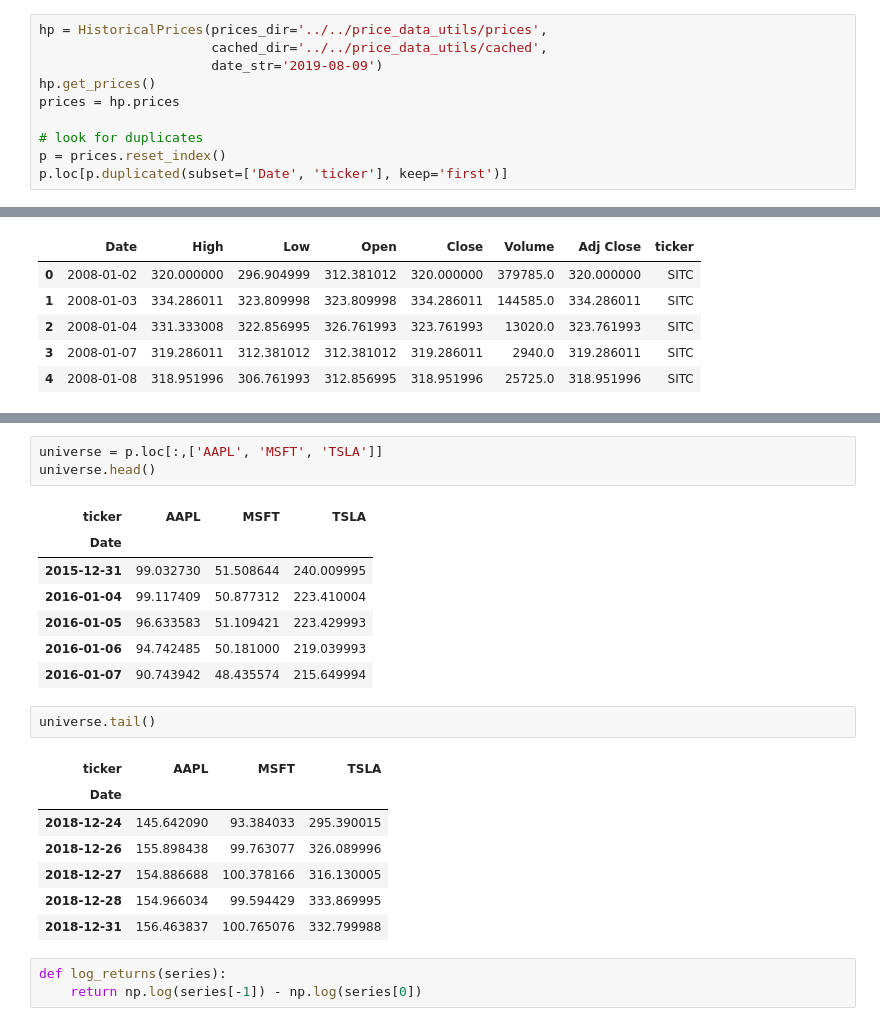
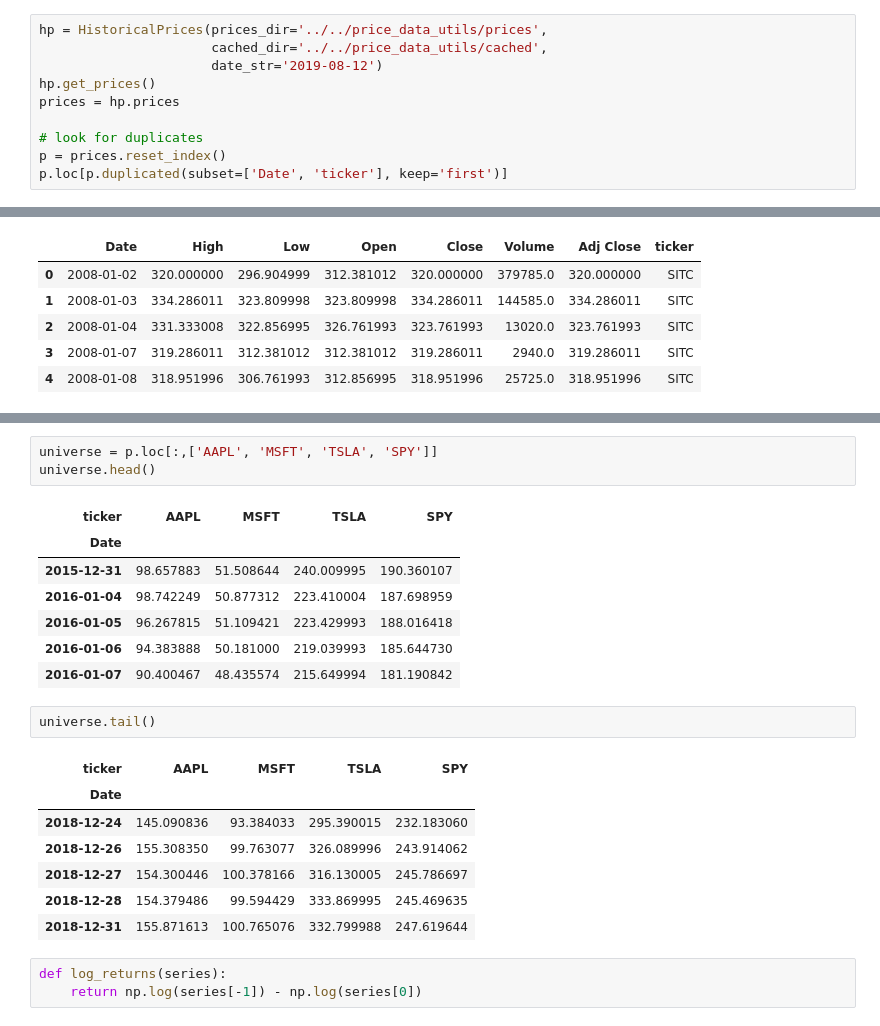
Before and after one commit to rwuebker/quant_modeling, a Jupyter notebook: optimization/advanced_optimization.ipynb, the cells around one changed output, grey strips where cells are left out. Drawn from its saved outputs; the diff is of its cells as text.

```diff
--- a/optimization/advanced_optimization.ipynb
+++ b/optimization/advanced_optimization.ipynb
@@ -41,7 +41,7 @@ data.head()
 # %%
 hp = HistoricalPrices(prices_dir='../../price_data_utils/prices',
                       cached_dir='../../price_data_utils/cached',
-                      date_str='2019-08-09')
+                      date_str='2019-08-12')
 hp.get_prices()
 prices = hp.prices
 
@@ -95,24 +95,24 @@ p.head()
 # %%
-universe = p.loc[:,['AAPL', 'MSFT', 'TSLA']]
+universe = p.loc[:,['AAPL', 'MSFT', 'TSLA', 'SPY']]
 universe.head()
 # %% [output]
-| ticker | AAPL | MSFT | TSLA |
-| Date |  |  |  |
-| 2015-12-31 | 99.032730 | 51.508644 | 240.009995 |
-| 2016-01-04 | 99.117409 | 50.877312 | 223.410004 |
-| 2016-01-05 | 96.633583 | 51.109421 | 223.429993 |
-| 2016-01-06 | 94.742485 | 50.181000 | 219.039993 |
-| 2016-01-07 | 90.743942 | 48.435574 | 215.649994 |
+| ticker | AAPL | MSFT | TSLA | SPY |
+| Date |  |  |  |  |
+| 2015-12-31 | 98.657883 | 51.508644 | 240.009995 | 190.360107 |
+| 2016-01-04 | 98.742249 | 50.877312 | 223.410004 | 187.698959 |
+| 2016-01-05 | 96.267815 | 51.109421 | 223.429993 | 188.016418 |
+| 2016-01-06 | 94.383888 | 50.181000 | 219.039993 | 185.644730 |
+| 2016-01-07 | 90.400467 | 48.435574 | 215.649994 | 181.190842 |
 # %%
 universe.tail()
 # %% [output]
-| ticker | AAPL | MSFT | TSLA |
-| Date |  |  |  |
-| 2018-12-24 | 145.642090 | 93.384033 | 295.390015 |
-| 2018-12-26 | 155.898438 | 99.763077 | 326.089996 |
-| 2018-12-27 | 154.886688 | 100.378166 | 316.130005 |
-| 2018-12-28 | 154.966034 | 99.594429 | 333.869995 |
-| 2018-12-31 | 156.463837 | 100.765076 | 332.799988 |
+| ticker | AAPL | MSFT | TSLA | SPY |
+| Date |  |  |  |  |
+| 2018-12-24 | 145.090836 | 93.384033 | 295.390015 | 232.183060 |
+| 2018-12-26 | 155.308350 | 99.763077 | 326.089996 | 243.914062 |
+| 2018-12-27 | 154.300446 | 100.378166 | 316.130005 | 245.786697 |
+| 2018-12-28 | 154.379486 | 99.594429 | 333.869995 | 245.469635 |
+| 2018-12-31 | 155.871613 | 100.765076 | 332.799988 | 247.619644 |
 # %%
 def log_returns(series):
     return np.log(series[-1]) - np.log(series[0])
```
Also changed, not shown: parts of 26 cells of this notebook.
